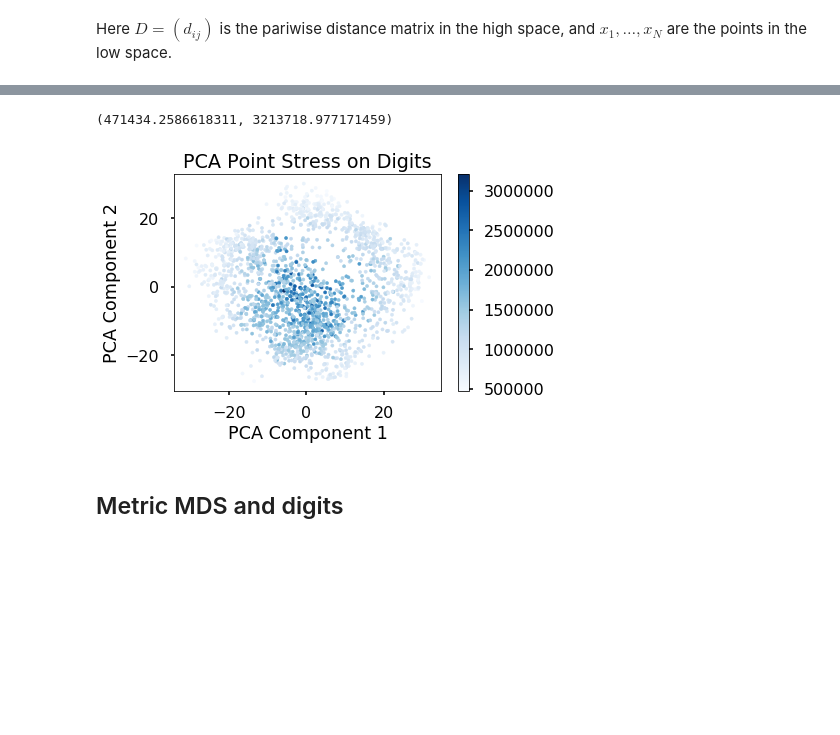
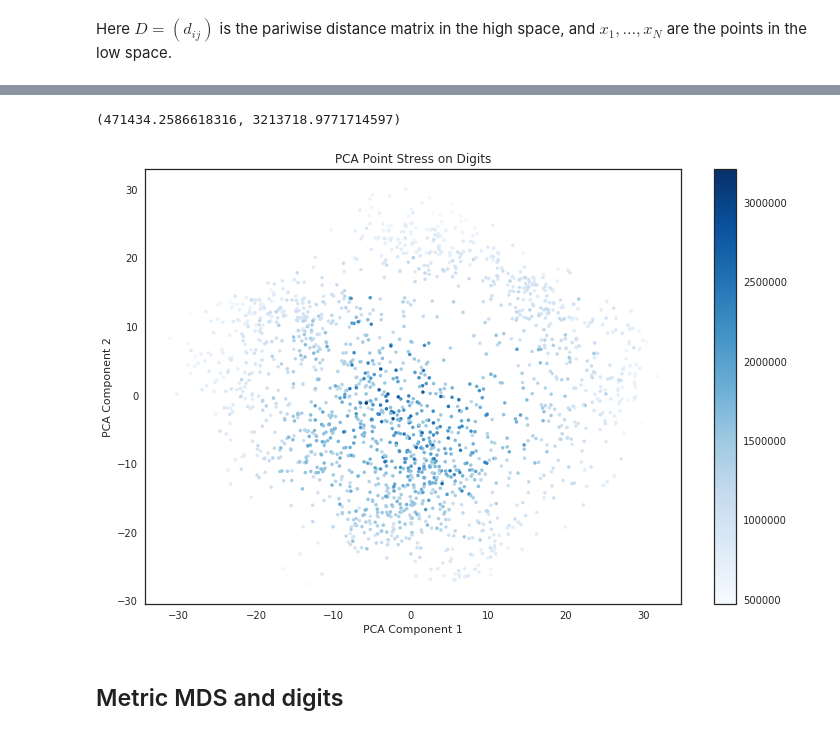
Before and after one commit to acwooding/dimension_reduction, a Jupyter notebook: notebooks/01-acw-initial-exploration.ipynb, the cells around one changed output, grey strips where cells are left out. Drawn from its saved outputs; the diff is of its cells as text; code cells hidden in the pictures; blank space fills up the shorter version.

```diff
--- a/notebooks/01-acw-initial-exploration.ipynb
+++ b/notebooks/01-acw-initial-exploration.ipynb
@@ -14,3 +23,5 @@ import numpy as np
+# %%
+sns.set(style='white', rc={'figure.figsize':(12,8)})
 # %% [markdown]
 ### Dimension Reduction Analysis
 
@@ -191,4 +189,6 @@ $$ Stress_{D}(x_{1},x_{2},...,x_{N})={\Biggl (}\sum _{i\neq j=1,...,N}{\bigl (}d
 # %% [markdown]
 Here $D = (d_{ij})$ is the pariwise distance matrix in the high space, and $x_1, \ldots, x_N$ are the points in the low space.
 # %%
-high_distances = pairwise_distances(high_data, metric='euclidean')
+high_distances, pca_low_distances, difference_distances = qm.pairwise_distances(high_data=high_data,
+                                                                                low_data=low_data,
+                                                                                metric='euclidean')
@@ -237,18 +200,16 @@ def stress(difference_distances):
-# %%
-pca_low_distances = pairwise_distances(low_data, metric='euclidean')
-pca_diff_distances = pairwise_distance_difference(high_data, low_data)
-pca_point_stress = point_stress(pca_diff_distances)
-pca_stress = stress(pca_diff_distances)
-min(pca_point_stress), max(pca_point_stress)
-# %% [output]
-(471434.2586618311, 3213718.977171459)
+# %%
+pca_point_stress = qm.point_stress(high_distances=high_distances, low_distances=pca_low_distances)
+pca_stress = qm.stress(high_distances=high_distances, low_distances=pca_low_distances)
+min(pca_point_stress), max(pca_point_stress)
+# %% [output]
+(471434.2586618316, 3213718.9771714597)
 # %%
-two_dim_label_viz(low_data, pca_point_stress, s=10)
+plotting.two_dim_label_viz(low_data, pca_point_stress, s=10)
 plt.xlabel("PCA Component 1")
 plt.ylabel("PCA Component 2")
 plt.title("PCA Point Stress on Digits");
 # %% [output]
-[figure, old version]
+[figure, new version]
 # %% [markdown]
 ## Metric MDS and digits
 # %% [markdown]
```
Also changed, not shown: parts of 35 cells of this notebook.
